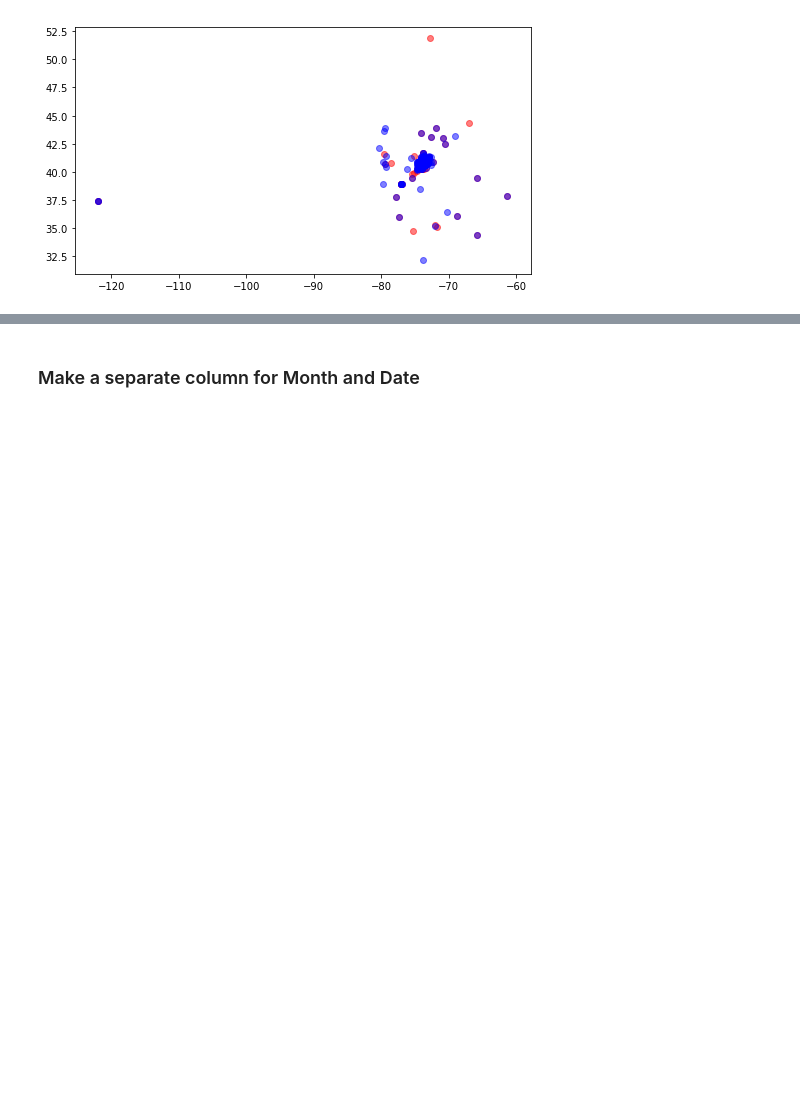
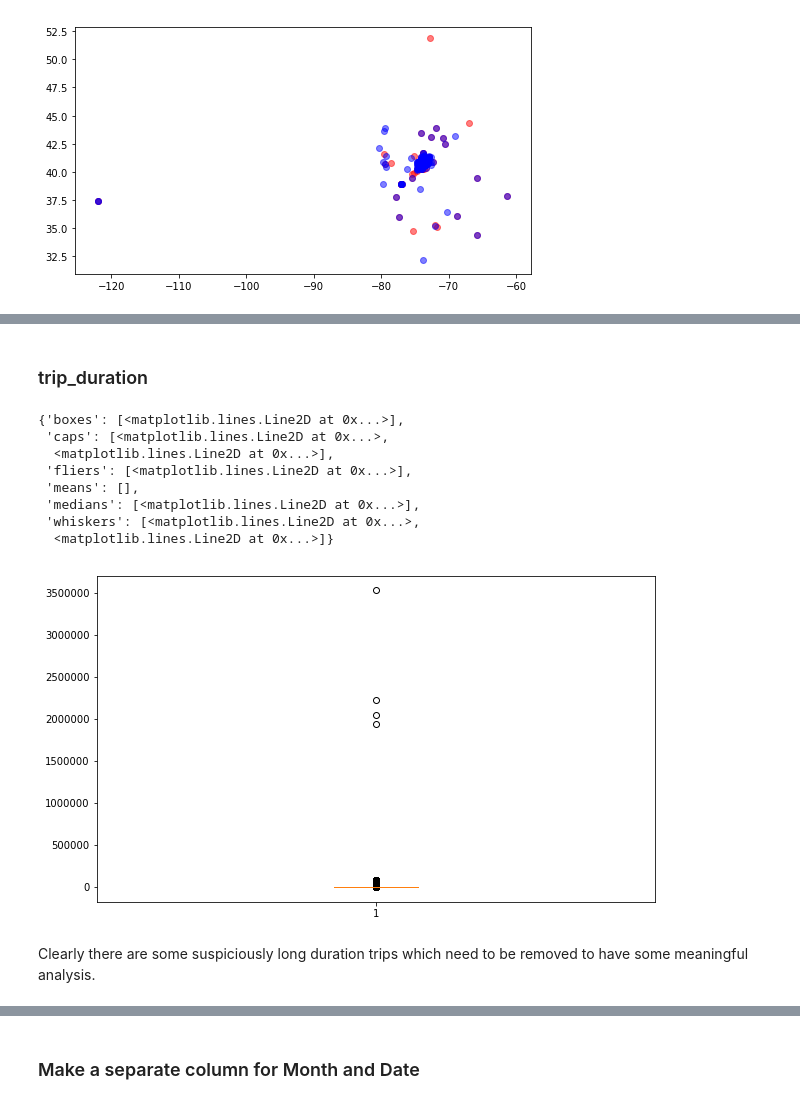
Before and after one commit to jadoonengr/Kaggle-Taxi-NYC, a Jupyter notebook: NYX_Taxi.ipynb, the cells around one changed output, grey strips where cells are left out. Drawn from its saved outputs; the diff is of its cells as text; code cells hidden in the pictures; blank space fills up the shorter version.

```diff
--- a/NYX_Taxi.ipynb
+++ b/NYX_Taxi.ipynb
@@ -279,0 +351,16 @@ It is vindicated by the duration data that there are possibly outliers.
+# %% [markdown]
+### trip_duration
+# %%
+plt.boxplot(x=combined1['trip_duration'], vert=True)
+# %% [output]
+{'boxes': [<matplotlib.lines.Line2D at 0x...>],
+ 'caps': [<matplotlib.lines.Line2D at 0x...>,
+  <matplotlib.lines.Line2D at 0x...>],
+ 'fliers': [<matplotlib.lines.Line2D at 0x...>],
+ 'means': [],
+ 'medians': [<matplotlib.lines.Line2D at 0x...>],
+ 'whiskers': [<matplotlib.lines.Line2D at 0x...>,
+  <matplotlib.lines.Line2D at 0x...>]}
+[figure, added]
+# %% [markdown]
+Clearly there are some suspiciously long duration trips which need to be removed to have some meaningful analysis.
```
Also changed, not shown: parts of 27 cells of this notebook.
